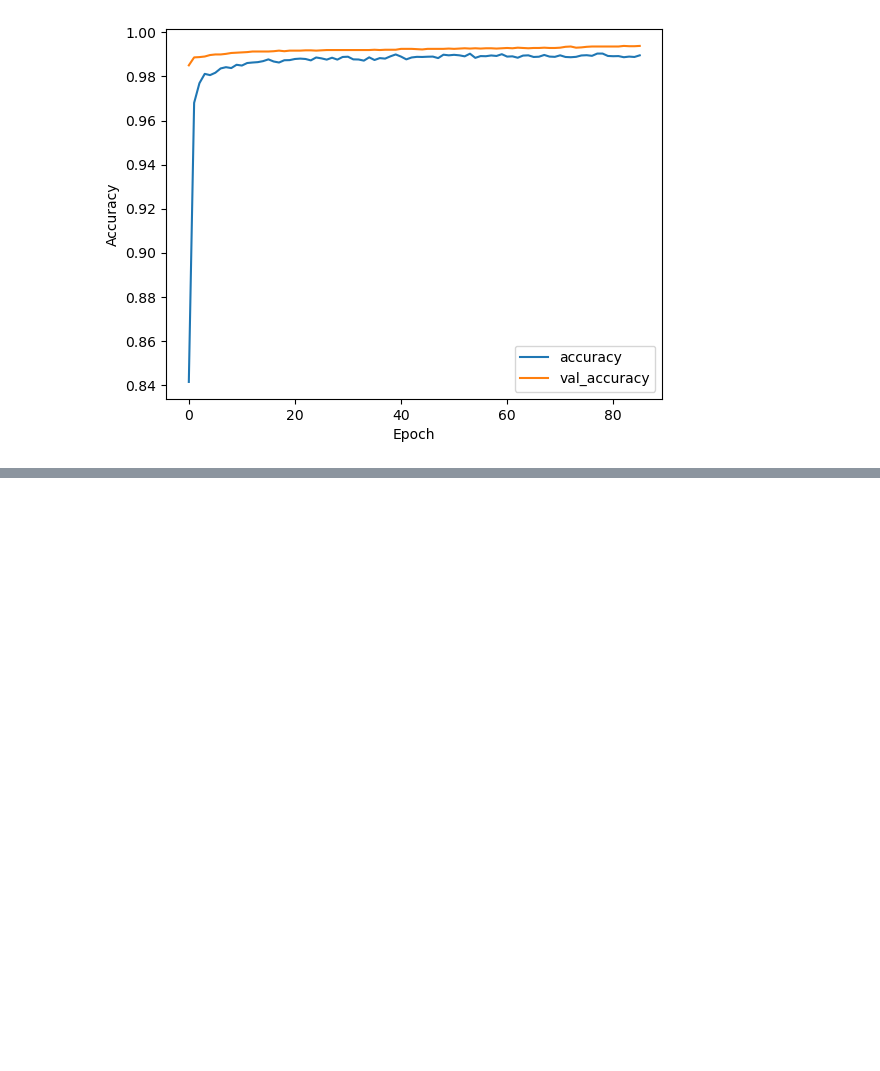
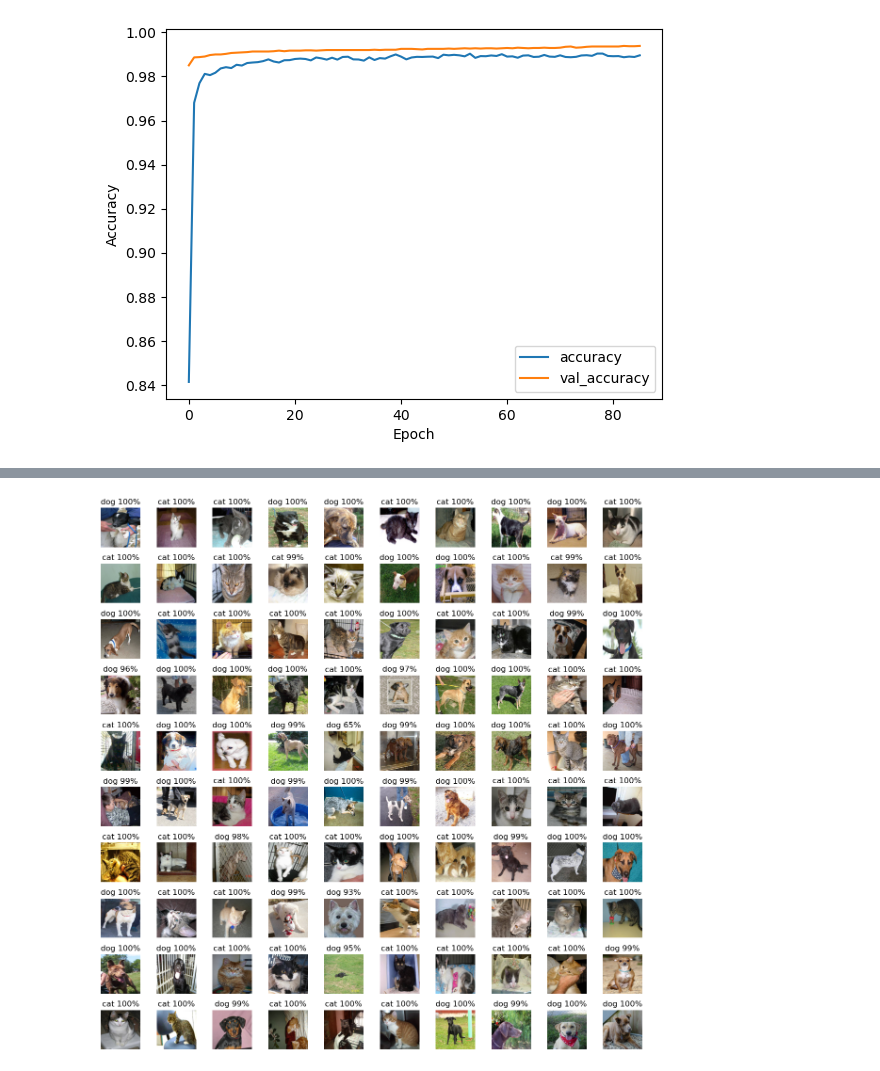
Before and after one commit to JordiCorbilla/dogs-vs-cats-classification, a Jupyter notebook: dogs_vs_cats_inceptionResnetv2.ipynb, the cells around one changed output, grey strips where cells are left out. Cells and saved outputs as stored; diff of their text form; code cells hidden in the pictures; blank space fills up the shorter version.

```diff
--- a/dogs_vs_cats_inceptionResnetv2.ipynb
+++ b/dogs_vs_cats_inceptionResnetv2.ipynb
@@ -293,3 +293,11 @@ plotting metrics
 [figure]
 plotting accuracy
 [figure]
+# %%
+model.load_weights('best_model_resnet_v2.h5')
+
+# Evaluate on validation data
+baseline_results = model.evaluate(validation_generator)
+for name, value in zip(model.metrics_names, baseline_results):
+    print(name, ': ', value)
+print()
@@ -295,0 +313,10 @@ plotting accuracy
+# %%
+test_generator.reset()
+predictions = model.predict(test_generator, steps=test_generator.samples)
+
+# Since predictions are probabilities, convert them to class labels
+predicted_class_indices = (predictions > 0.5).astype(int).flatten()
+
+# Map class indices to class labels
+labels = {0: 'cat', 1: 'dog'}
+predicted_labels = [labels[k] for k in predicted_class_indices]
@@ -295,0 +325,30 @@ plotting accuracy
+# %%
+class_labels = ['cat', 'dog']
+
+def plot_test_predictions(generator, predictions, num_samples=100):
+    plt.figure(figsize=(12, 12))
+    for i in range(num_samples):
+        plt.subplot(10, 10, i+1)
+        img_path = os.path.join(generator.directory, generator.filenames[i])
+        img = tf.keras.preprocessing.image.load_img(img_path, target_size=generator.target_size)
+        img_array = tf.keras.preprocessing.image.img_to_array(img)
+        img_array = img_array.astype(np.uint8)
+        plt.imshow(img_array)
+
+        prediccted_label = '??'
+        if predictions[i][0] > 0.5:
+            formatted_number = "{:.0%}".format(predictions[i][0])
+            prediccted_label = f'cat {formatted_number}'
+
+        if predictions[i][1] > 0.5 and prediccted_label == '??':
+            formatted_number = "{:.0%}".format(predictions[i][1])
+            prediccted_label = f'dog {formatted_number}'
+
+        plt.title(f'{prediccted_label}')
+        plt.axis('off')
+    plt.tight_layout()
+    plt.show()
+
+plot_test_predictions(test_generator, predictions)
+# %% [output]
+[figure, added]
```
Also changed, not shown: parts of 3 cells of this notebook.
